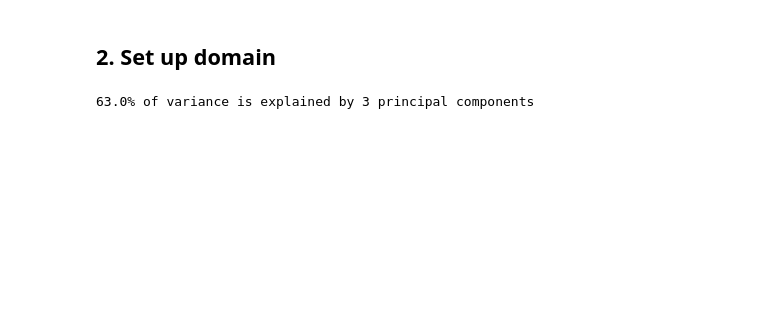
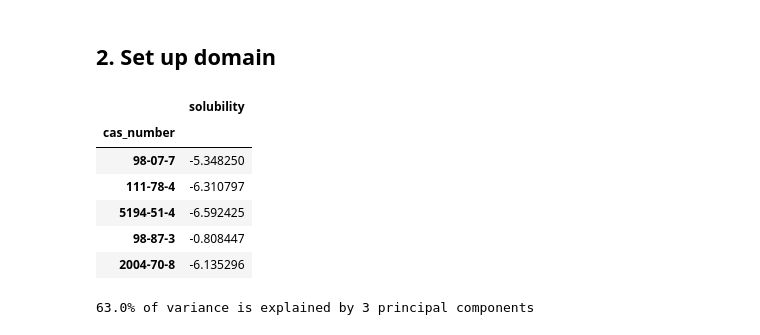
Before and after one commit to sustainable-processes/summit, a Jupyter notebook: case_studies/borrowing_hydrogen/initial_design.ipynb, the cells around one changed output. Cells and saved outputs as stored; diff of their text form; code cells hidden in the pictures; blank space fills up the shorter version.

```diff
--- a/case_studies/borrowing_hydrogen/initial_design.ipynb
+++ b/case_studies/borrowing_hydrogen/initial_design.ipynb
@@ -34,3 +40,17 @@ from tqdm import tqdm_notebook
 ci = ChemInventory() #username and password loaded from environmental variables (.env file)
 # %% [markdown]
 ## 2. Set up domain
+# %%
+#Read in solubility data
+solubilities = pd.read_csv('inputs/solubilities.csv')
+solubilities = solubilities.set_index('cas_number')
+solubilities = DataSet.from_df(solubilities)
+solubilities.head(5)
+# %% [output]
+|  | solubility |
+| cas_number |  |
+| 98-07-7 | -5.348250 |
+| 111-78-4 | -6.310797 |
+| 5194-51-4 | -6.592425 |
+| 98-87-3 | -0.808447 |
+| 2004-70-8 | -6.135296 |
```
Also changed, not shown: parts of 8 cells of this notebook, 5 other files.
